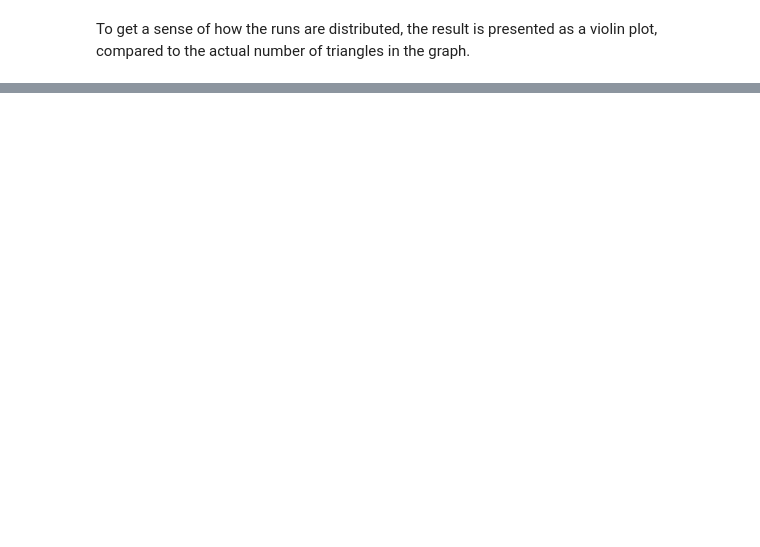
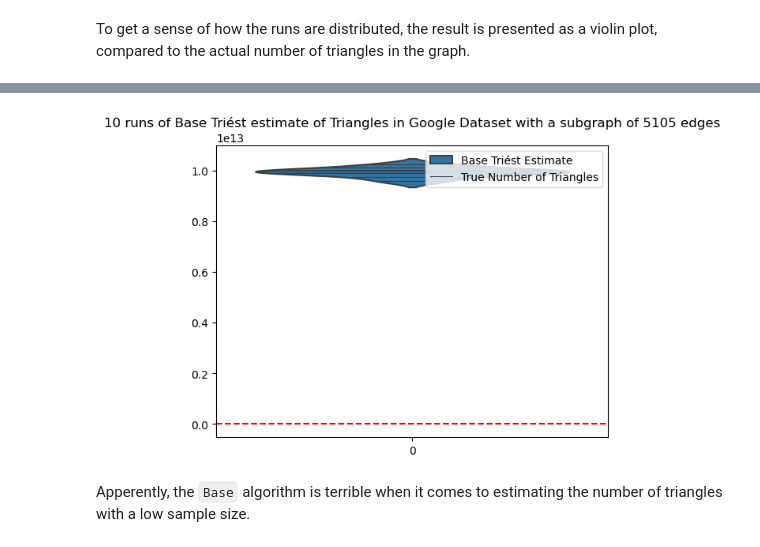
Before and after one commit to LinusOstlund/id2222, a Jupyter notebook: lab3/TestPyspark.ipynb, the cells around one changed output, grey strips where cells are left out. Cells and saved outputs as stored; diff of their text form; code cells hidden in the pictures; blank space fills up the shorter version.

```diff
--- a/lab3/TestPyspark.ipynb
+++ b/lab3/TestPyspark.ipynb
@@ -365,0 +359,30 @@ According to the paper, the algorithm is able to estimate the exact number of tr
+# %%
+from threading import Thread
+benchmarks = []
+number_of_runs = 10
+
+M = [int(len(stream)*0.001) for i in range(10)]
+
+threads = []
+
+def run_benchmark(benchmarks, stream, m):
+  benchmarks.append(benchmark_base(stream, m))
+
+for m in M:
+    t = Thread(target=run_benchmark, args=(benchmarks, stream, m))
+    threads.append(t)
+    t.start()
+
+for t in threads:
+    t.join()
+# %%
+import matplotlib.pyplot as plt
+
+sns.violinplot(benchmarks, inner="stick")
+plt.axhline(y=NUMBER_OF_TRIANGLES, color='r', linestyle='--')
+plt.legend(title='', loc='upper right', labels=['Base Triést Estimate', 'True Number of Triangles']);
+plt.title('10 runs of Base Triést estimate of Triangles in Google Dataset with a subgraph of 5105 edges');
+# %% [output]
+[figure, added]
+# %% [markdown]
+Apperently, the `Base` algorithm is terrible when it comes to estimating the number of triangles with a low sample size.
```
Also changed, not shown: parts of 15 cells of this notebook.
